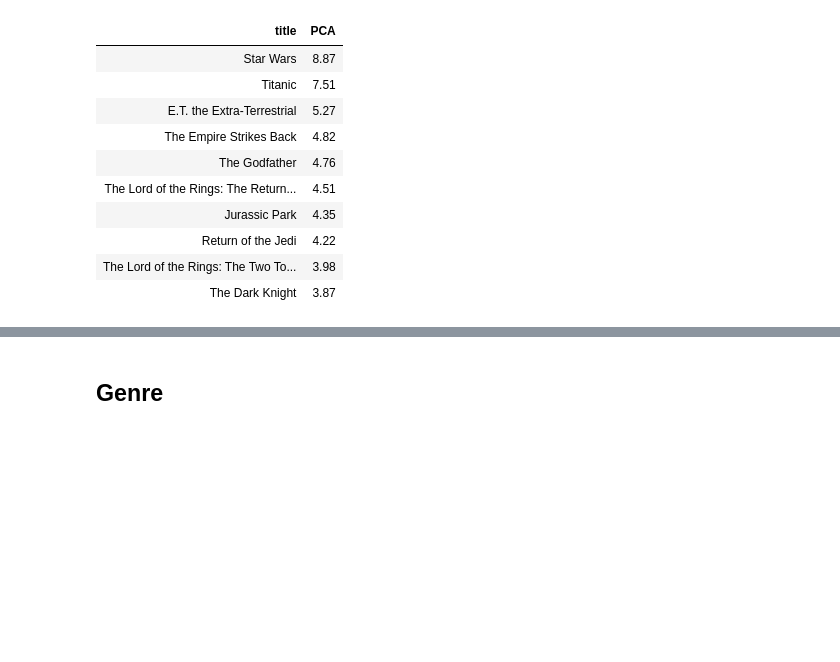
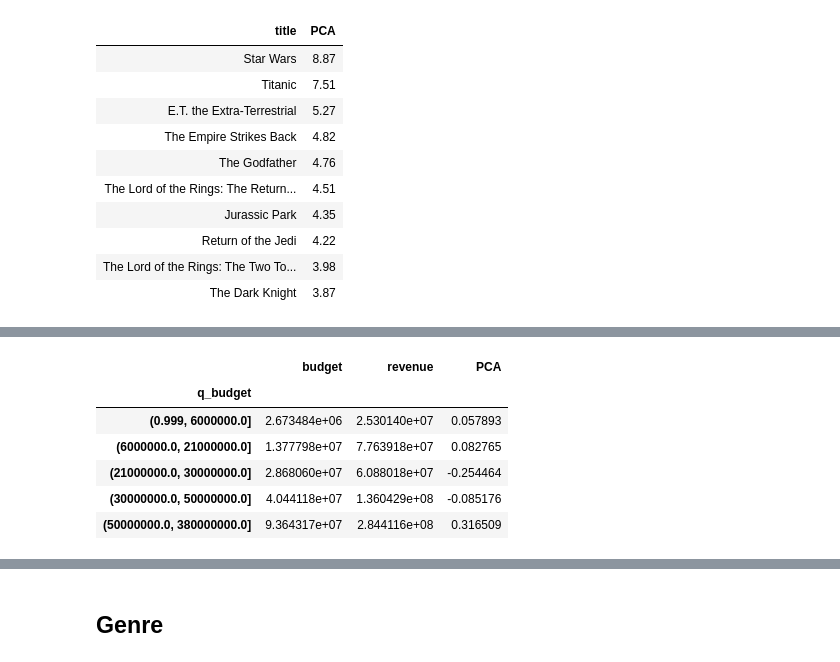
Before and after one commit to ErikSeguinte/movie_data, a Jupyter notebook: processing.ipynb, the cells around one changed output, grey strips where cells are left out. Drawn from its saved outputs; the diff is of its cells as text; code cells hidden in the pictures; blank space fills up the shorter version.

```diff
--- a/processing.ipynb
+++ b/processing.ipynb
@@ -304,4 +348,5 @@ clean_movies = clean_movies.merge(pca_df, left_index = True, right_index = True)
 # %%
-clean_movies['q_budget'] = pd.qcut(clean_movies['budget'], q = 5,
-labels = ['vlow', 'low', 'med', 'high', 'vhigh']
+budget_quantiles = pd.qcut(clean_movies[clean_movies['budget']>500000]['budget'], q = 5,
+#labels = ['vlow', 'low', 'med', 'high', 'vhigh']
 )
+budget_quantiles.values
@@ -308,2 +359,2 @@ labels = ['vlow', 'low', 'med', 'high', 'vhigh']
 # %%
-budget_ratings = clean_movies[['title','q_budget', 'budget', 'revenue', 'rating', 'vote_average']].dropna()
+budget_ratings = clean_movies[['title','q_budget', 'budget', 'revenue','PCA']].dropna()
@@ -322,0 +361,11 @@ alt.Chart(budget_ratings, width=720).mark_bar().encode(
+# %%
+quantiles=budget_ratings.groupby('q_budget').mean()
+quantiles
+# %% [output]
+|  | budget | revenue | PCA |
+| q_budget |  |  |  |
+| (0.999, 6000000.0] | 2.673484e+06 | 2.530140e+07 | 0.057893 |
+| (6000000.0, 21000000.0] | 1.377798e+07 | 7.763918e+07 | 0.082765 |
+| (21000000.0, 30000000.0] | 2.868060e+07 | 6.088018e+07 | -0.254464 |
+| (30000000.0, 50000000.0] | 4.044118e+07 | 1.360429e+08 | -0.085176 |
+| (50000000.0, 380000000.0] | 9.364317e+07 | 2.844116e+08 | 0.316509 |
```
Also changed, not shown: parts of 9 cells of this notebook.
